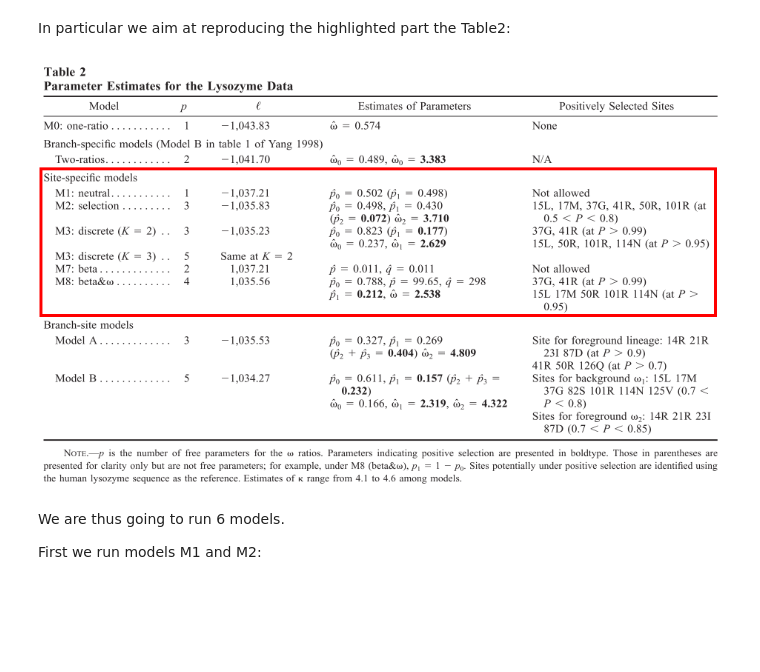
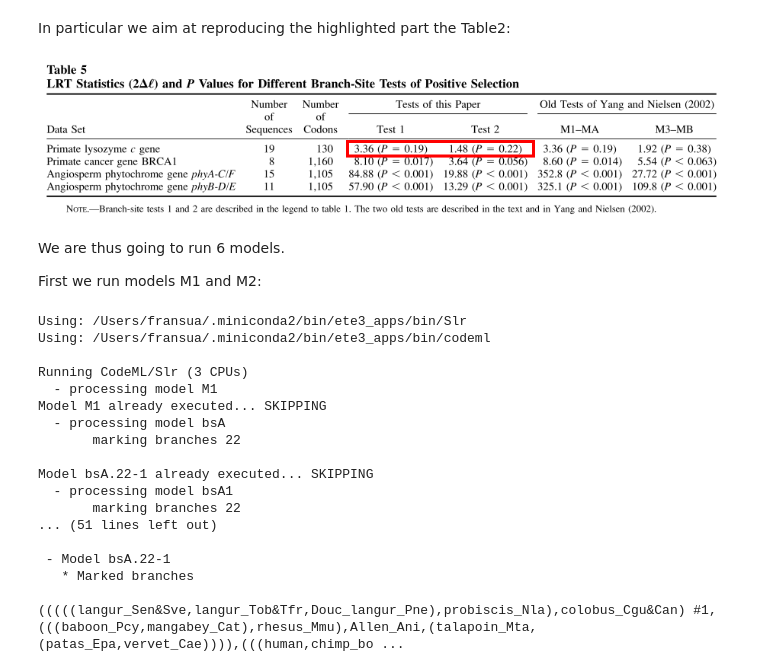
Before and after one commit to etetoolkit/cookbook, a Jupyter notebook: recipes/ete_evol_lysozyme_branch-site.ipynb, the cells around one changed output. Drawn from its saved outputs; the diff is of its cells as text; code cells hidden in the pictures; blank space fills up the shorter version.

Commit message:
better cookbook for site and branch site

```diff
--- a/recipes/ete_evol_lysozyme_branch-site.ipynb
+++ b/recipes/ete_evol_lysozyme_branch-site.ipynb
@@ -21,10 +21,32 @@ Image(filename='data/lysozyme/lysozymeLarge.png')
 In particular we aim at reproducing the highlighted part the Table2:
 # %%
 from IPython.display import Image
-Image(filename='data/lysozyme/Table2_YangZ_2002.png')
+Image(filename='data/lysozyme/table5_YangZ_2005.png')
 # %% [output]
-[figure, old version]
+[figure, new version]
 # %% [markdown]
 We are thus going to run 6 models.
 
 First we run models M1 and M2:
+# %%
+%%bash
+ete3 evol -t data/lysozyme/lysozymeLarge.nw --alg data/lysozyme/lysozymeLarge.fasta --models M1 bsA bsA1  -o /tmp/ete3-tmp/ \
+--mark "colobus_Cgu&Can,,probiscis_Nla" --cpu 3 --resume -i data/lysozyme/lysozymeLarge_bsA_bsA1_M1.png
+# %% [output]
+Using: /Users/fransua/.miniconda2/bin/ete3_apps/bin/Slr
+Using: /Users/fransua/.miniconda2/bin/ete3_apps/bin/codeml
+
+Running CodeML/Slr (3 CPUs)
+  - processing model M1
+Model M1 already executed... SKIPPING
+  - processing model bsA
+       marking branches 22
+
+Model bsA.22-1 already executed... SKIPPING
+  - processing model bsA1
+       marking branches 22
+... (51 lines left out)
+
+ - Model bsA.22-1
+   * Marked branches
+      (((((langur_Sen&Sve,langur_Tob&Tfr,Douc_langur_Pne),probiscis_Nla),colobus_Cgu&Can) #1,(((baboon_Pcy,mangabey_Cat),rhesus_Mmu),Allen_Ani,(talapoin_Mta,(patas_Epa,vervet_Cae)))),(((human,chimp_bo ...
```
Also changed, not shown: parts of 12 cells of this notebook, 11 other files.
